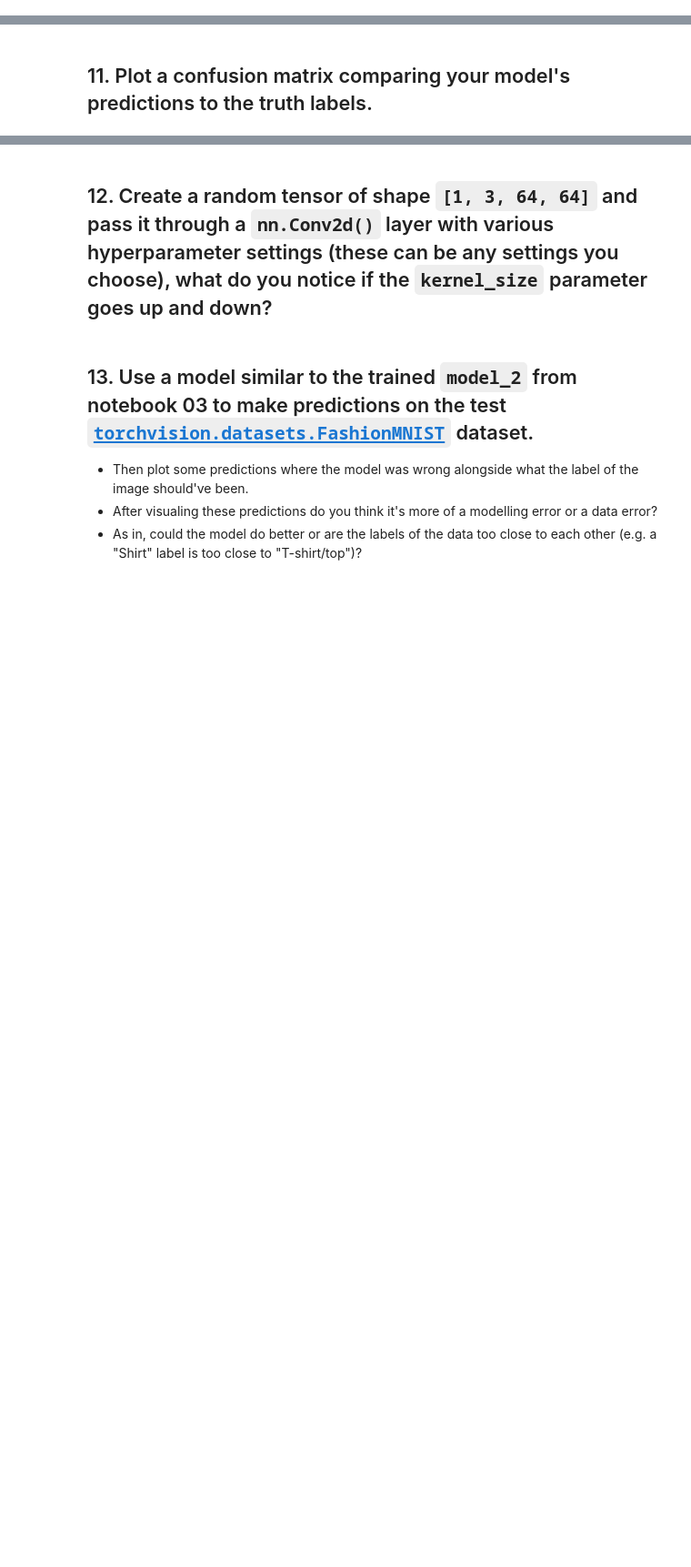
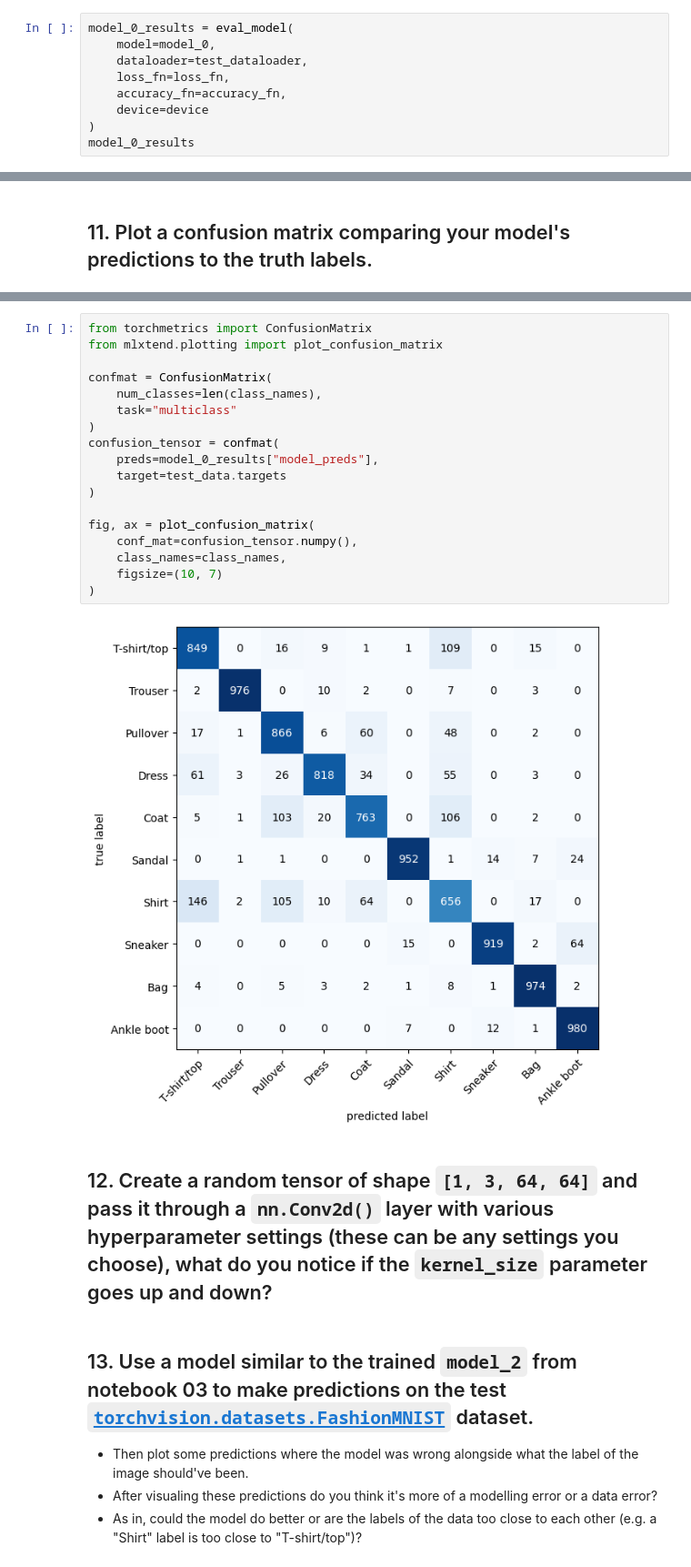
Before and after one commit to Mason1217/PyTorch-Practice, a Jupyter notebook: extras/exercises/03_pytorch_computer_vision_exercises.ipynb, the cells around one changed output, grey strips where cells are left out. Shown at 91% size. Saved outputs shown, nothing was run; the diff lists cells and outputs as text; blank space fills up the shorter version.

```diff
--- a/extras/exercises/03_pytorch_computer_vision_exercises.ipynb
+++ b/extras/exercises/03_pytorch_computer_vision_exercises.ipynb
@@ -362,0 +441,9 @@ Test loss: 0.3423 | Test acc: 87.53%
+# %%
+model_0_results = eval_model(
+    model=model_0,
+    dataloader=test_dataloader,
+    loss_fn=loss_fn,
+    accuracy_fn=accuracy_fn,
+    device=device
+)
+model_0_results
@@ -365,3 +522,23 @@ Test loss: 0.3423 | Test acc: 87.53%
+# %%
+from torchmetrics import ConfusionMatrix
+from mlxtend.plotting import plot_confusion_matrix
+
+confmat = ConfusionMatrix(
+    num_classes=len(class_names),
+    task="multiclass"
+)
+confusion_tensor = confmat(
+    preds=model_0_results["model_preds"],
+    target=test_data.targets
+)
+
+fig, ax = plot_confusion_matrix(
+    conf_mat=confusion_tensor.numpy(),
+    class_names=class_names,
+    figsize=(10, 7)
+)
+# %% [output]
+[figure, added]
 # %% [markdown]
 ## 12. Create a random tensor of shape `[1, 3, 64, 64]` and pass it through a `nn.Conv2d()` layer with various hyperparameter settings (these can be any settings you choose), what do you notice if the `kernel_size` parameter goes up and down?
 # %% [markdown]
```
Also changed, not shown: parts of 10 cells of this notebook.
